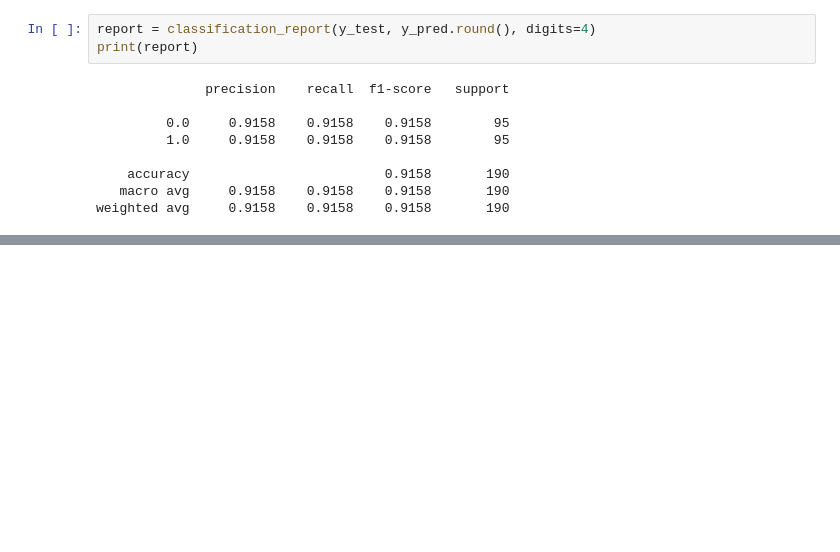
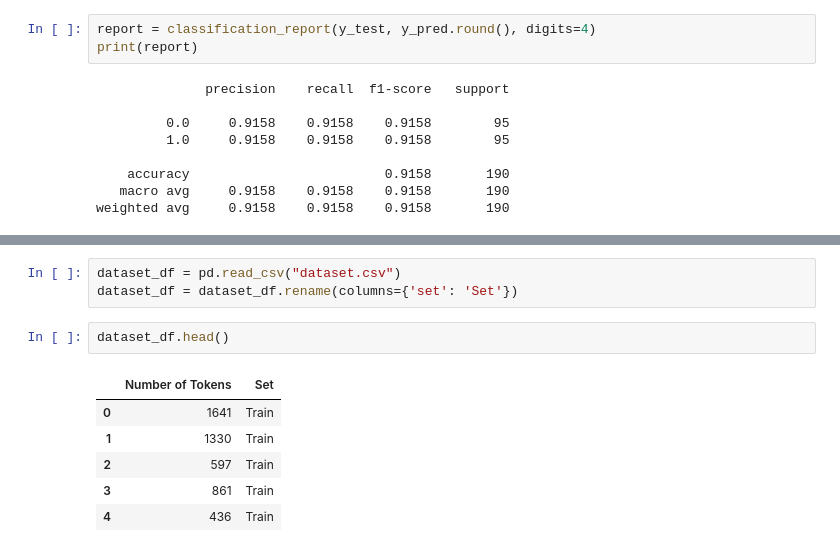
Before and after one commit to AmandaFI/Human-Writing-Vs.-GPT-Writing, a Jupyter notebook: reuslts.ipynb, the cells around one changed output, grey strips where cells are left out. Cells and saved outputs as stored; diff of their text form; blank space fills up the shorter version.

```diff
--- a/reuslts.ipynb
+++ b/reuslts.ipynb
@@ -105,0 +179,12 @@ weighted avg     0.9158    0.9158    0.9158       190
+# %%
+dataset_df = pd.read_csv("dataset.csv")
+dataset_df = dataset_df.rename(columns={'set': 'Set'})
+# %%
+dataset_df.head()
+# %% [output]
+|  | Number of Tokens | Set |
+| 0 | 1641 | Train |
+| 1 | 1330 | Train |
+| 2 | 597 | Train |
+| 3 | 861 | Train |
+| 4 | 436 | Train |
```
Also changed, not shown: parts of 16 cells of this notebook, 1 other file.
